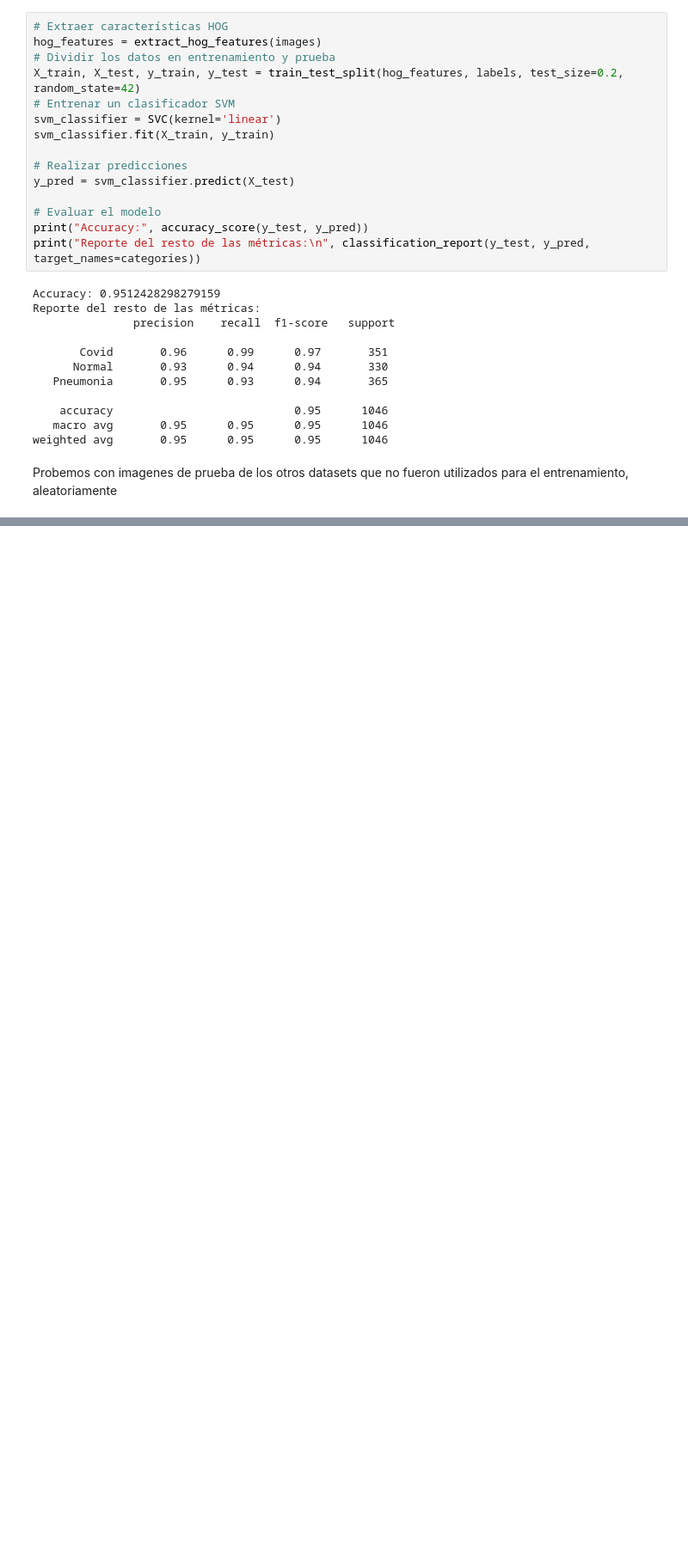
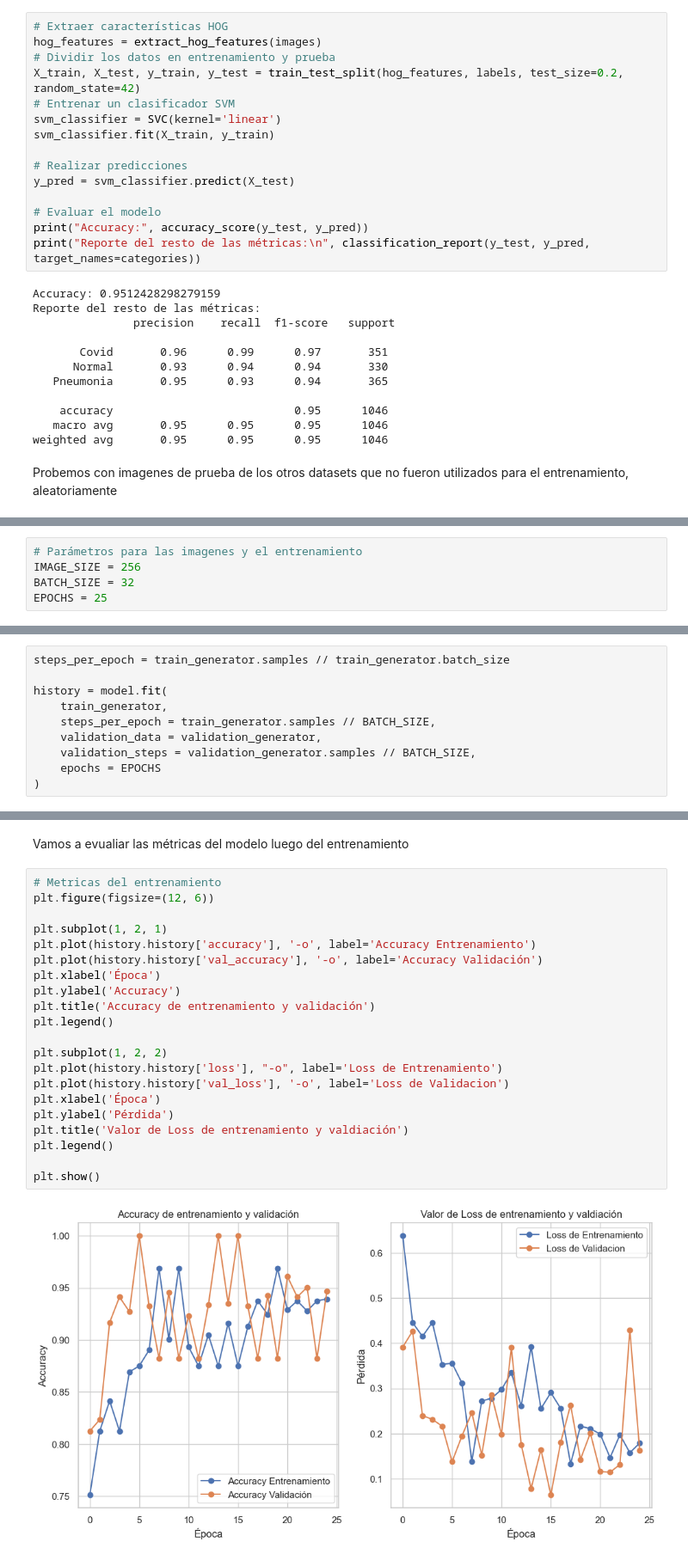
Before and after one commit to lucasmbru/MLF_FinalProject, a Jupyter notebook: clasificador-covid19.ipynb, the cells around one changed output, grey strips where cells are left out. Shown at 86% size. Saved outputs shown, nothing was run; the diff lists cells and outputs as text; blank space fills up the shorter version.

```diff
--- a/clasificador-covid19.ipynb
+++ b/clasificador-covid19.ipynb
@@ -751,0 +841,5 @@ Despues de correr la celda de arriba muchas veces con los datasets, encuentro mu
+# %%
+# Parámetros para las imagenes y el entrenamiento
+IMAGE_SIZE = 256
+BATCH_SIZE = 32
+EPOCHS = 25
@@ -751,0 +947,10 @@ Despues de correr la celda de arriba muchas veces con los datasets, encuentro mu
+# %%
+steps_per_epoch = train_generator.samples // train_generator.batch_size
+
+history = model.fit(
+    train_generator,
+    steps_per_epoch = train_generator.samples // BATCH_SIZE,
+    validation_data = validation_generator,
+    validation_steps = validation_generator.samples // BATCH_SIZE,
+    epochs = EPOCHS
+)
@@ -751,0 +990,25 @@ Despues de correr la celda de arriba muchas veces con los datasets, encuentro mu
+# %% [markdown]
+Vamos a evualiar las métricas del modelo luego del entrenamiento
+# %%
+# Metricas del entrenamiento
+plt.figure(figsize=(12, 6))
+
+plt.subplot(1, 2, 1)
+plt.plot(history.history['accuracy'], '-o', label='Accuracy Entrenamiento')
+plt.plot(history.history['val_accuracy'], '-o', label='Accuracy Validación')
+plt.xlabel('Época')
+plt.ylabel('Accuracy')
+plt.title('Accuracy de entrenamiento y validación')
+plt.legend()
+
+plt.subplot(1, 2, 2)
+plt.plot(history.history['loss'], "-o", label='Loss de Entrenamiento')
+plt.plot(history.history['val_loss'], '-o', label='Loss de Validacion')
+plt.xlabel('Época')
+plt.ylabel('Pérdida')
+plt.title('Valor de Loss de entrenamiento y valdiación')
+plt.legend()
+
+plt.show()
+# %% [output]
+[figure, added]
```
Also changed, not shown: parts of 33 cells of this notebook, 1 other file.
